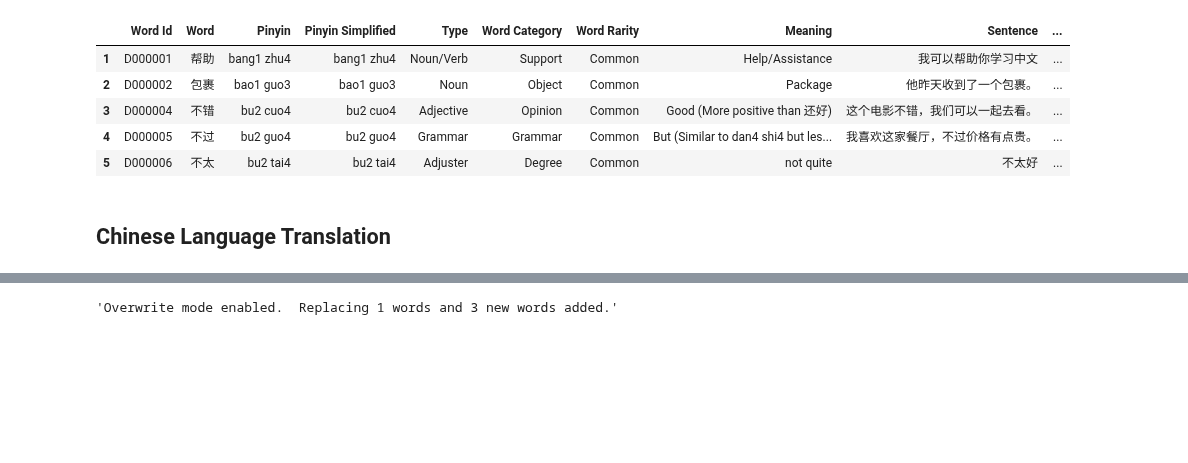
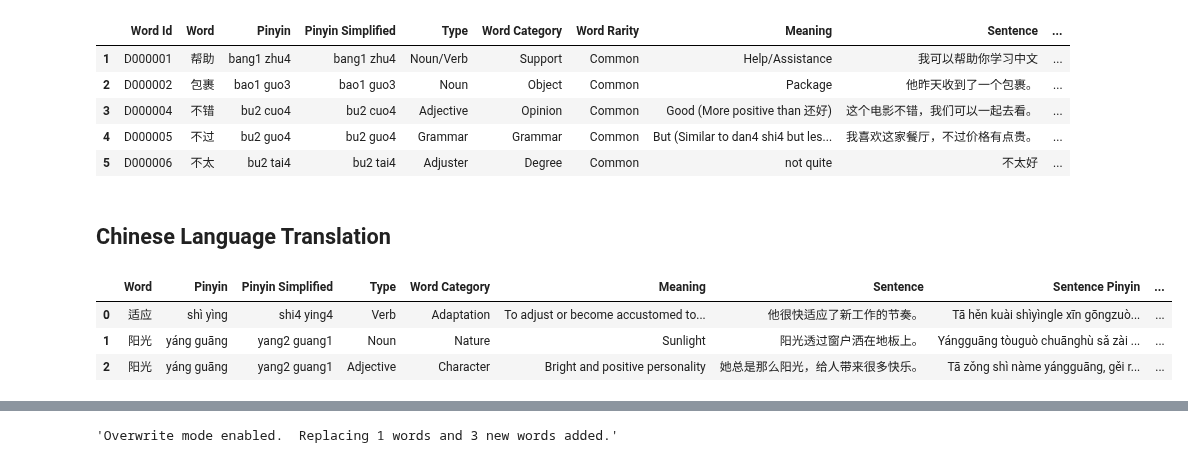
Before and after one commit to tuawong/GPT4LanguageLearning, a Jupyter notebook: GPT_ChineseWords.ipynb, the cells around one changed output, grey strips where cells are left out. Saved outputs shown, nothing was run; the diff lists cells and outputs as text; code cells hidden in the pictures; blank space fills up the shorter version.

```diff
--- a/GPT_ChineseWords.ipynb
+++ b/GPT_ChineseWords.ipynb
@@ -66,0 +69,7 @@ translator_pipe = TranslationPipeline(gsheet_name=gsheet_name, worksheet_name=di
+# %%
+translator_pipe.new_words_df
+# %% [output]
+|  | Word | Pinyin | Pinyin Simplified | Type | Word Category | Meaning | Sentence | Sentence Pinyin | ... |
+| 0 | 适应 | shì yìng | shi4 ying4 | Verb | Adaptation | To adjust or become accustomed to... | 他很快适应了新工作的节奏。 | Tā hěn kuài shìyìngle xīn gōngzuò... | ... |
+| 1 | 阳光 | yáng guāng | yang2 guang1 | Noun | Nature | Sunlight | 阳光透过窗户洒在地板上。 | Yángguāng tòuguò chuānghù sǎ zài ... | ... |
+| 2 | 阳光 | yáng guāng | yang2 guang1 | Adjective | Character | Bright and positive personality | 她总是那么阳光，给人带来很多快乐。 | Tā zǒng shì nàme yángguāng, gěi r... | ... |
```
Also changed, not shown: parts of 7 cells of this notebook, 12 other files.
